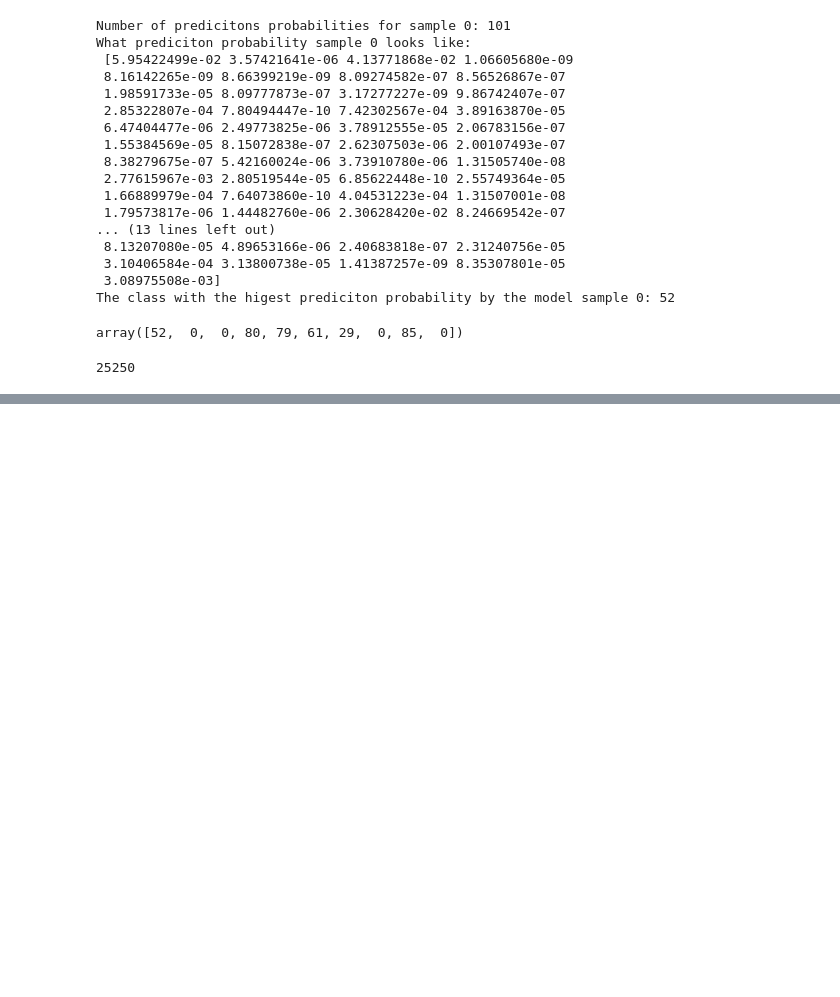
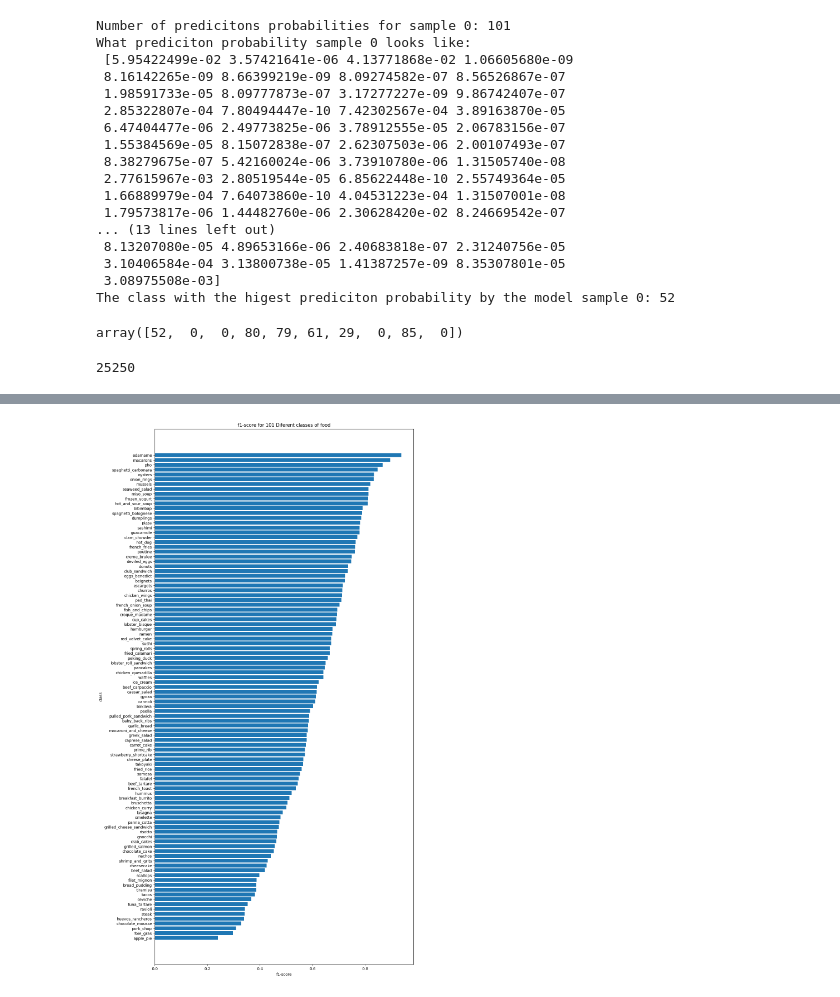
Before and after one commit to miller00315/ia_studies, a Jupyter notebook: transfer_learning_tensor_flow_3_scalling_up.ipynb, the cells around one changed output, grey strips where cells are left out. Cells and saved outputs as stored; diff of their text form; code cells hidden in the pictures; blank space fills up the shorter version.

```diff
--- a/transfer_learning_tensor_flow_3_scalling_up.ipynb
+++ b/transfer_learning_tensor_flow_3_scalling_up.ipynb
@@ -516,0 +706,15 @@ len(pred_classes)
+# %%
+import matplotlib.pyplot as plt
+
+fig, ax = plt.subplots(figsize=(12, 25))
+
+scores = ax.barh(class_f1_scores_df["class"], class_f1_scores_df["f1-score"])
+
+ax.set_yticks(class_f1_scores_df["class"])
+ax.set_yticklabels(class_f1_scores_df["class"])
+ax.set_ylabel("class")
+ax.set_xlabel("f1-score")
+ax.set_title("f1-score for 101 Diferent classes of food")
+ax.invert_yaxis()
+# %% [output]
+[figure, added]
```
Also changed, not shown: parts of 37 cells of this notebook.
